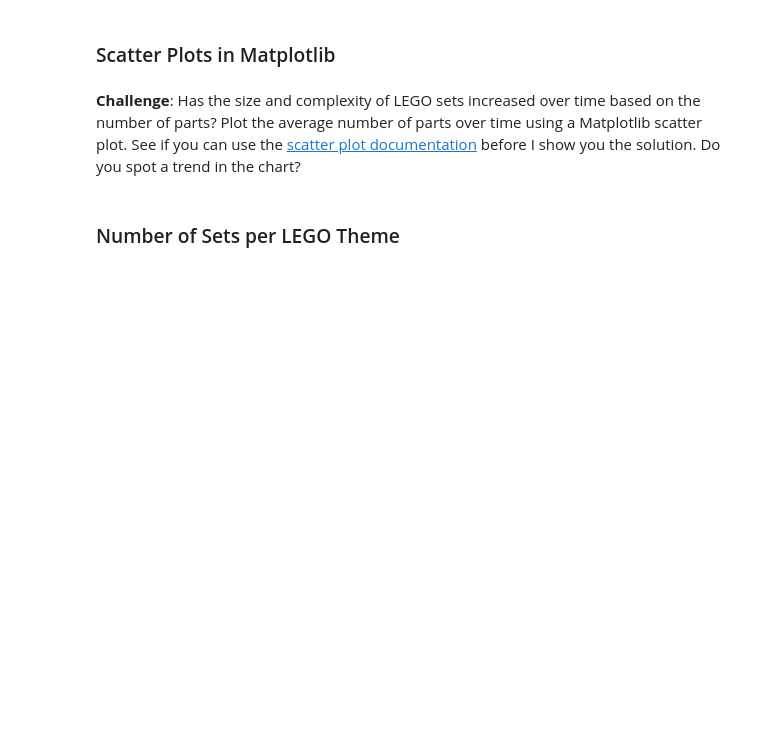
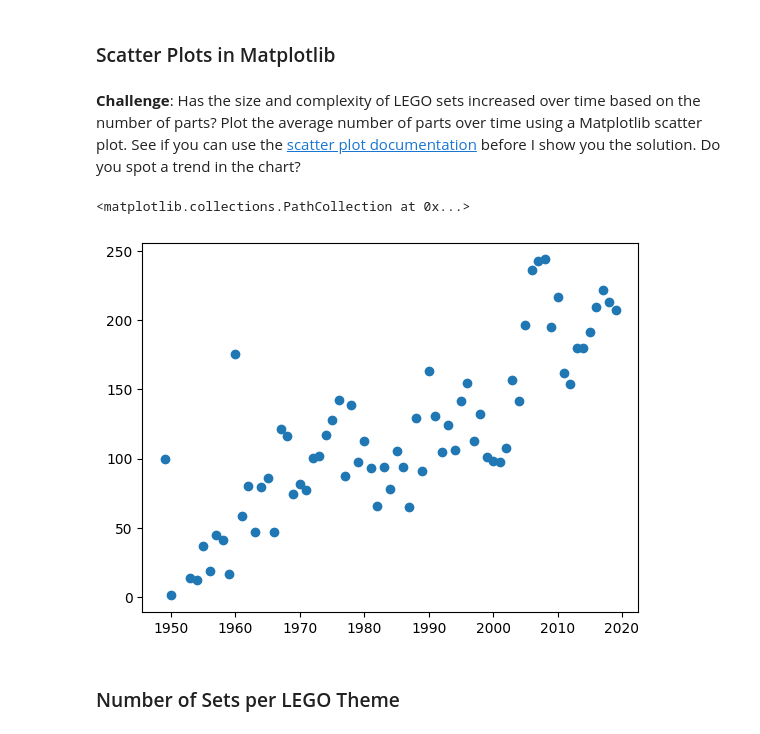
Before and after one commit to OmmDevgoswami/100Days_Coding-Python, a Jupyter notebook: LEGO Data Manipulation/LEGO Notebook and Data (start)/Lego_Analysis_for_Course_(start).ipynb, the cells around one changed output. Drawn from its saved outputs; the diff is of its cells as text; code cells hidden in the pictures; blank space fills up the shorter version.

```diff
--- a/LEGO Data Manipulation/LEGO Notebook and Data (start)/Lego_Analysis_for_Course_(start).ipynb
+++ b/LEGO Data Manipulation/LEGO Notebook and Data (start)/Lego_Analysis_for_Course_(start).ipynb
@@ -257,2 +316,5 @@ Let's work out the number of different themes shipped by year. This means we hav
 # %% [markdown]
 **Challenge**: Use the <code>.groupby()</code> and <code>.agg()</code> function together to figure out the average number of parts per set. How many parts did the average LEGO set released in 1954 compared to say, 2017?
+# %%
+average_no_of_parts = set_data.groupby('year').agg({'num_parts': pd.Series.mean})
+print(average_no_of_parts)
@@ -260,6 +338,11 @@ Let's work out the number of different themes shipped by year. This means we hav
 ### Scatter Plots in Matplotlib
 # %% [markdown]
 **Challenge**: Has the size and complexity of LEGO sets increased over time based on the number of parts? Plot the average number of parts over time using a Matplotlib scatter plot. See if you can use the [scatter plot documentation](https://matplotlib.org/3.1.0/api/_as_gen/matplotlib.pyplot.scatter.html) before I show you the solution. Do you spot a trend in the chart?
+# %%
+plt.scatter(x = average_no_of_parts.index[:-2], y = average_no_of_parts['num_parts'][:-2])
+# %% [output]
+<matplotlib.collections.PathCollection at 0x...>
+[figure, added]
 # %% [markdown]
 ### Number of Sets per LEGO Theme
 # %% [markdown]
```
Also changed, not shown: parts of 15 cells of this notebook.
